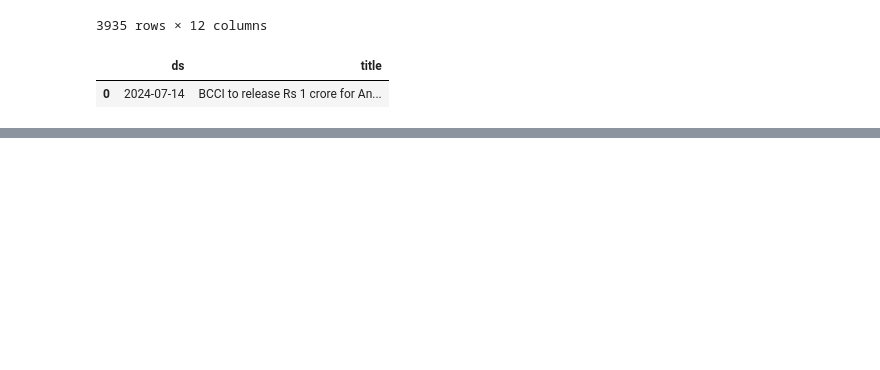
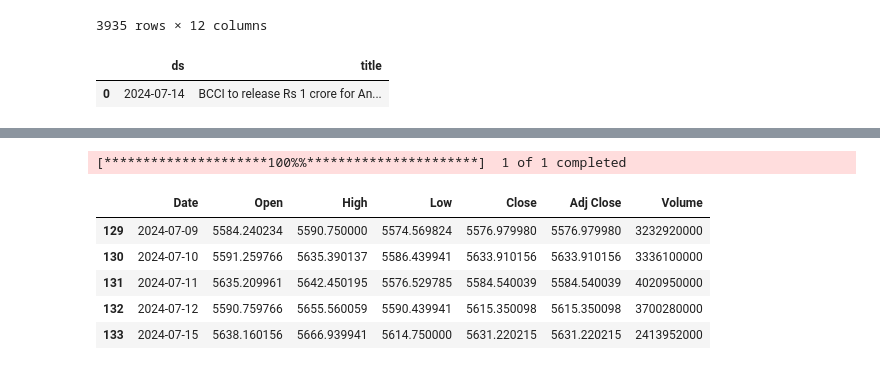
Before and after one commit to MohamedAziz-Khezami/Project-X, a Jupyter notebook: random.ipynb, the cells around one changed output, grey strips where cells are left out. Drawn from its saved outputs; the diff is of its cells as text; code cells hidden in the pictures; blank space fills up the shorter version.

```diff
--- a/random.ipynb
+++ b/random.ipynb
@@ -280,0 +275,20 @@ fit_data.to_csv('/Users/mak/Desktop/Code_With_Me/Sentiment project/fit_data.csv'
+# %%
+import yfinance as yf
+import datetime as dt
+import schedule
+import pandas as pd
+
+
+sp = yf.download("^GSPC", start="2024-01-01", end=dt.date.today())
+
+sp = sp.reset_index()
+
+sp.tail()
+# %% [output]
+[*********************100%%**********************]  1 of 1 completed
+|  | Date | Open | High | Low | Close | Adj Close | Volume |
+| 129 | 2024-07-09 | 5584.240234 | 5590.750000 | 5574.569824 | 5576.979980 | 5576.979980 | 3232920000 |
+| 130 | 2024-07-10 | 5591.259766 | 5635.390137 | 5586.439941 | 5633.910156 | 5633.910156 | 3336100000 |
+| 131 | 2024-07-11 | 5635.209961 | 5642.450195 | 5576.529785 | 5584.540039 | 5584.540039 | 4020950000 |
+| 132 | 2024-07-12 | 5590.759766 | 5655.560059 | 5590.439941 | 5615.350098 | 5615.350098 | 3700280000 |
+| 133 | 2024-07-15 | 5638.160156 | 5666.939941 | 5614.750000 | 5631.220215 | 5631.220215 | 2413952000 |
```
Also changed, not shown: parts of 1 cell of this notebook, 59 other files.
